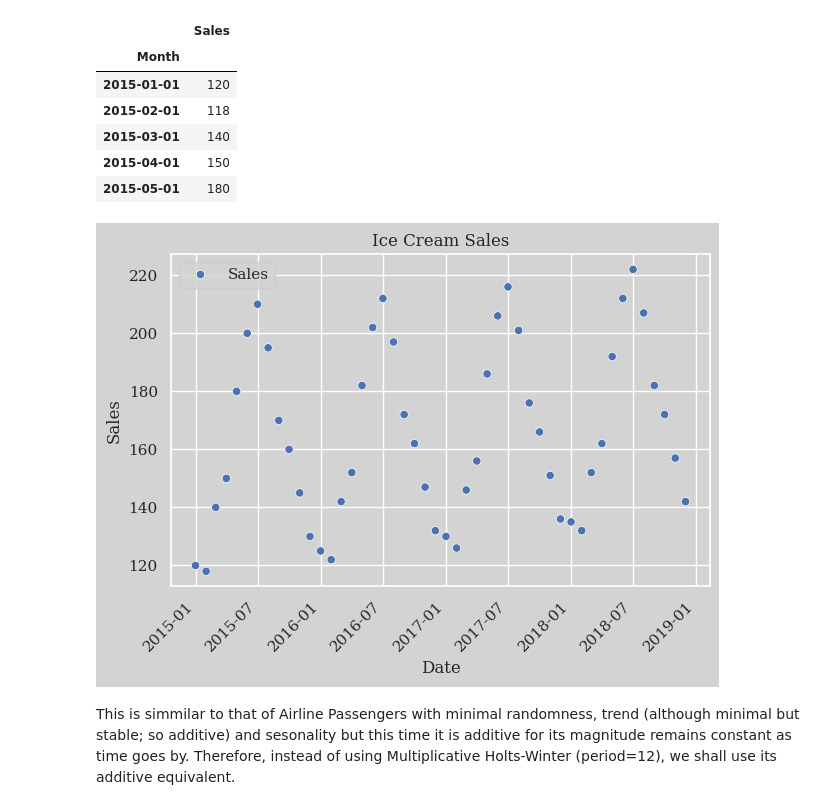
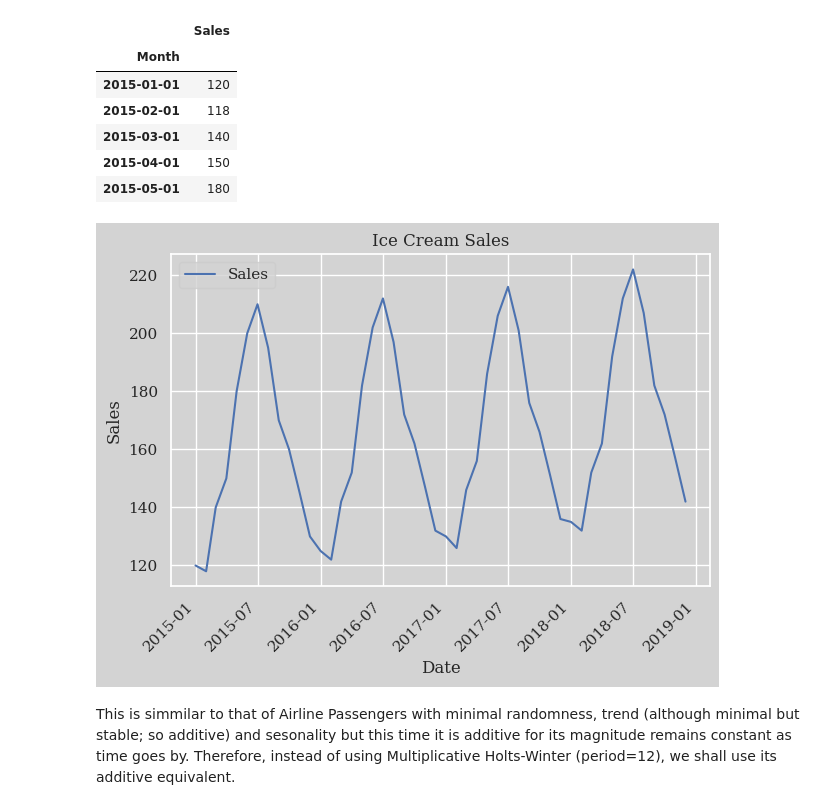
Before and after one commit to RomandRapido/APM1215-TimeSeries, a Jupyter notebook: FA2_Lansangan/FA2_Lansangan.ipynb, the cells around one changed output. Drawn from its saved outputs; the diff is of its cells as text; code cells hidden in the pictures.

```diff
--- a/FA2_Lansangan/FA2_Lansangan.ipynb
+++ b/FA2_Lansangan/FA2_Lansangan.ipynb
@@ -785,15 +902,15 @@ None
 | 2015-05-01 | 180 |
 # %%
 train, val, test = split_sets(df3)
-sns.scatterplot(data=train)
+sns.lineplot(data=train)
 plt.title("Ice Cream Sales")
 plt.xlabel("Date")
 plt.ylabel("Sales")
 plt.xticks(rotation=45, ha='right')
 plt.tight_layout()
 plt.show()
 # %% [output]
-[figure, old version]
+[figure, new version]
 # %% [markdown]
 This is simmilar to that of Airline Passengers with minimal randomness, trend (although minimal but stable; so additive) and sesonality but this time it is additive for its magnitude remains constant as time goes by. Therefore, instead of using Multiplicative Holts-Winter (period=12), we shall use its additive equivalent.
 # %%
```
Also changed, not shown: parts of 14 cells of this notebook, 1 other file.
